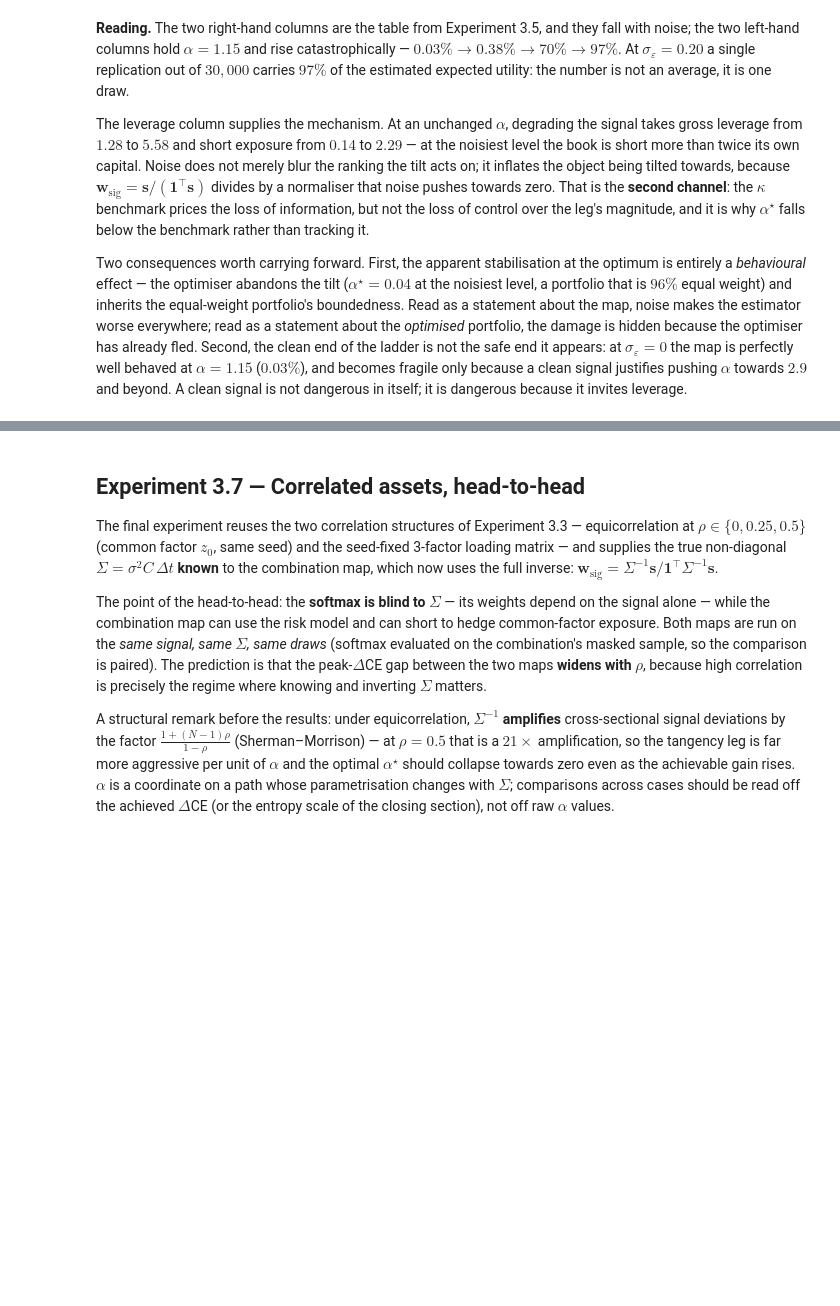
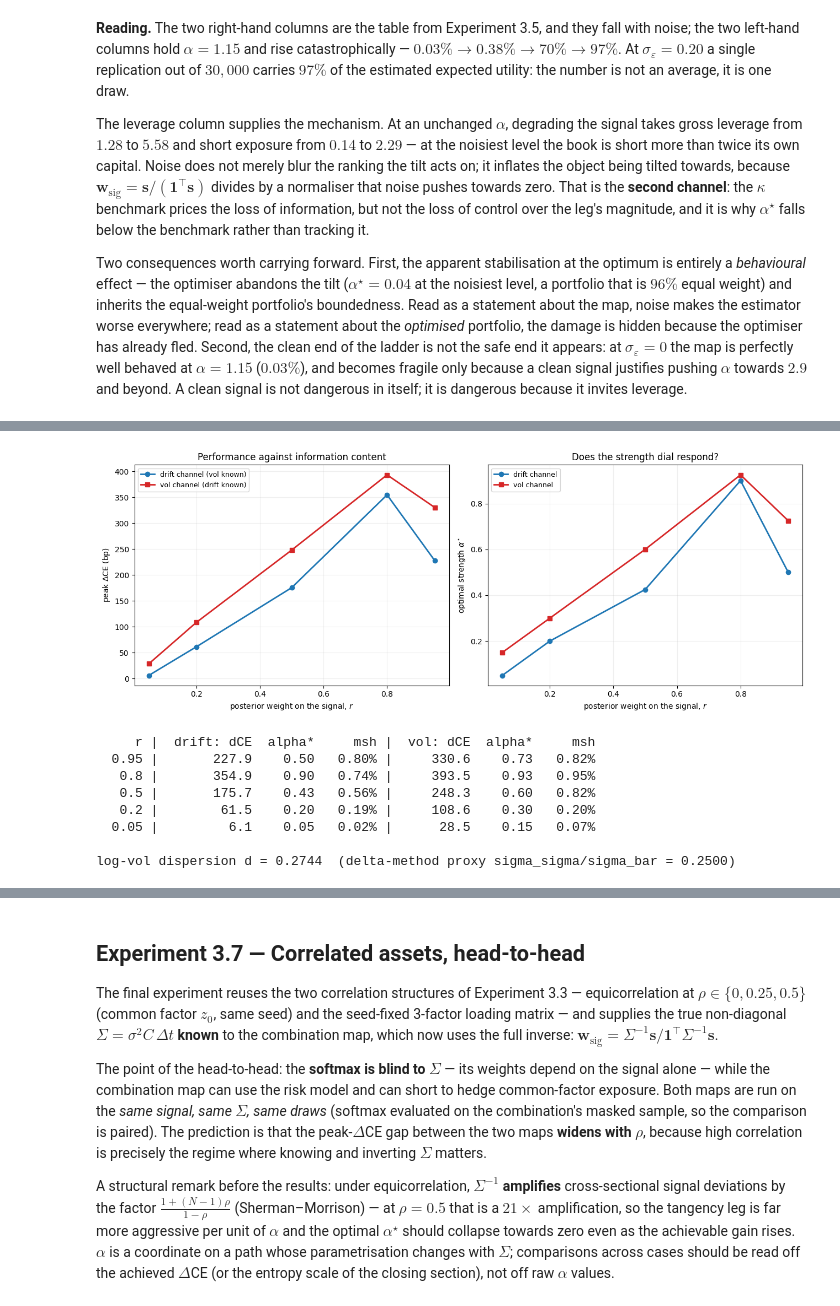
Before and after one commit to buffettlaw/COMP0077_Signal_Strength_in_Portfolio_Construction, a Jupyter notebook: combination_simulation.ipynb, the cells around one changed output, grey strips where cells are left out. Cells and saved outputs as stored; diff of their text form; code cells hidden in the pictures; blank space fills up the shorter version.

```diff
--- a/combination_simulation.ipynb
+++ b/combination_simulation.ipynb
@@ -605,0 +455,69 @@ ridge along a_sigma (a_mu at optimum): [344.  nan  nan 336.  nan  nan]
+# %%
+# ---- Experiment 3.6 setup: heterogeneous volatilities and a vol-tracking signal ----
+rng_vol   = np.random.default_rng(4343)
+sigma_bar, sigma_sig = 0.20, 0.05
+sig_i = np.clip(sigma_bar + sigma_sig * rng_vol.standard_normal((n_sims, N)), 0.05, None)
+eta0  = rng_vol.standard_normal((n_sims, N))              # standardised vol-signal noise
+R_het = np.exp((mu - 0.5 * sig_i**2) * dt + sig_i * np.sqrt(dt) * phi) - 1.0   # same mu, phi (CRN)
+
+var_bar  = sigma_bar**2 + sigma_sig**2                    # cross-sectional mean of sigma_i^2
+d_logvol = np.log(sig_i).std()                            # exact log-vol dispersion, not the delta-method proxy
+s36      = mu + sigma_eps_base * eps0
+alpha_g36 = np.linspace(0.0, 8.0, 321)                    # the return is linear in alpha, so a fine grid is cheap
+
+def best_alpha(num, R_mat, grid=alpha_g36):
+    # Optimal alpha within the stable region, for a given unnormalised signal-optimal leg `num`.
+    # Returns (dCE in bp, alpha*, max single-draw share there, dropped draws).
+    ns   = num.sum(axis=1)
+    m    = np.abs(ns) > 0.10 * np.median(np.abs(ns))       # normaliser guard, as everywhere
+    w_s, R_m = num[m] / ns[m, None], R_mat[m]
+    p_eq, p_sig = R_m.mean(axis=1), (w_s * R_m).sum(axis=1)
+    ce0  = -np.log(np.exp(-gamma * p_eq).mean()) / gamma   # baseline on the same masked draws
+    best = (-np.inf, np.nan, np.nan)
+    for a in grid:
+        with np.errstate(over='ignore'):
+            u = np.exp(-gamma * ((1.0 - a) * p_eq + a * p_sig))
+        msh = u.max() / u.sum()
+        if msh < msh_max:
+            d = 1e4 * (-np.log(u.mean()) / gamma - ce0)
+            if d > best[0]: best = (d, a, msh)
+    return best + (int((~m).sum()),)
+
+# ---- part (i): both channels indexed by the posterior weight r, other channel held clean ----
+r_levels = [0.95, 0.8, 0.5, 0.2, 0.05]
+rows_drift, rows_vol = [], []
+for r in r_levels:
+    fac = np.sqrt((1 - r) / r)
+    s_r  = mu + (sigma_mu * fac) * eps0                    # drift channel: volatility known exactly
+    rows_drift.append(best_alpha(s_r / sig_i**2, R_het))
+    nu_r = d_logvol * fac
+    sh_r = sig_i * np.exp(nu_r * eta0 - 0.5 * nu_r**2)     # vol channel: drift known exactly
+    rows_vol.append(best_alpha(mu / sh_r**2, R_het))
+
+fig, axes = plt.subplots(1, 2, figsize=(13, 5))
+ax = axes[0]
+ax.plot(r_levels, [x[0] for x in rows_drift], 'o-', lw=2, color='tab:blue', label='drift channel (vol known)')
+ax.plot(r_levels, [x[0] for x in rows_vol],   's-', lw=2, color='tab:red',  label='vol channel (drift known)')
+ax.set_xlabel(r'posterior weight on the signal, $r$'); ax.set_ylabel(r'peak $\Delta$CE (bp)')
+ax.set_title('Performance against information content'); ax.grid(alpha=0.2); ax.legend(fontsize=9)
+ax = axes[1]
+ax.plot(r_levels, [x[1] for x in rows_drift], 'o-', lw=2, color='tab:blue', label='drift channel')
+ax.plot(r_levels, [x[1] for x in rows_vol],   's-', lw=2, color='tab:red',  label='vol channel')
+ax.set_xlabel(r'posterior weight on the signal, $r$'); ax.set_ylabel(r'optimal strength $\alpha^\star$')
+ax.set_title('Does the strength dial respond?'); ax.grid(alpha=0.2); ax.legend(fontsize=9)
+plt.tight_layout(); plt.show()
+
+print(f"{'r':>6} | {'drift: dCE':>11} {'alpha*':>7} {'msh':>7} | {'vol: dCE':>9} {'alpha*':>7} {'msh':>7}")
+for r, a, b in zip(r_levels, rows_drift, rows_vol):
+    print(f"{r:>6} | {a[0]:>11.1f} {a[1]:>7.2f} {a[2]:>7.2%} | {b[0]:>9.1f} {b[1]:>7.2f} {b[2]:>7.2%}")
+print(f"\nlog-vol dispersion d = {d_logvol:.4f}  (delta-method proxy sigma_sigma/sigma_bar = {sigma_sig/sigma_bar:.4f})")
+# %% [output]
+[figure, added]
+     r |  drift: dCE  alpha*     msh |  vol: dCE  alpha*     msh
+  0.95 |       227.9    0.50   0.80% |     330.6    0.73   0.82%
+   0.8 |       354.9    0.90   0.74% |     393.5    0.93   0.95%
+   0.5 |       175.7    0.43   0.56% |     248.3    0.60   0.82%
+   0.2 |        61.5    0.20   0.19% |     108.6    0.30   0.20%
+  0.05 |         6.1    0.05   0.02% |      28.5    0.15   0.07%
+
+log-vol dispersion d = 0.2744  (delta-method proxy sigma_sigma/sigma_bar = 0.2500)
```
Also changed, not shown: parts of 17 cells of this notebook, 1 other file.
